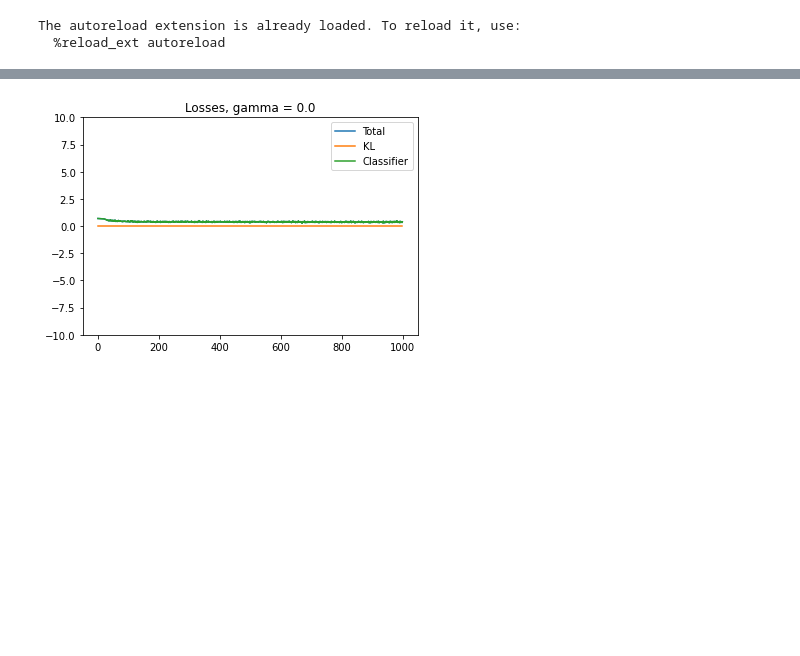
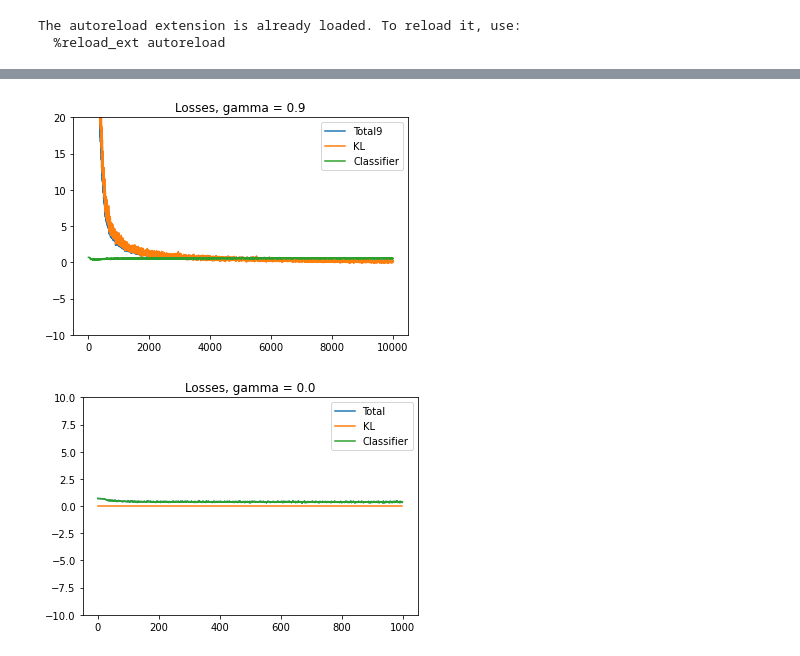
Before and after one commit to jtamanas/FNF4HEP, a Jupyter notebook: CrimeExample.ipynb, the cells around one changed output, grey strips where cells are left out. Saved outputs shown, nothing was run; the diff lists cells and outputs as text; code cells hidden in the pictures; blank space fills up the shorter version.

```diff
--- a/CrimeExample.ipynb
+++ b/CrimeExample.ipynb
@@ -172,0 +194,33 @@ Fair.eval();
+# %%
+gamma = 0.9
+Fair9 = BinaryFair(data_dim=data_file['data'].shape[-1],
+                  context_dim=data_file['context'].shape[-1],
+                  flow_n_layers = 4,
+                  flow_transform_type = 'MaskedAffineAutoregressiveTransform',
+                  classifier_hidden_dim = 32,
+                  classifier_n_layers = 4,
+                  classifier_activation = 'ReLU',
+                  gamma=gamma
+                 )
+optimizer = torch.optim.AdamW(Fair9.parameters(), lr=1e-3, weight_decay=1e-4)
+total_losses9 = []
+KL_losses9 = []
+clf_losses9 = []
+# %%
+n_steps = 10000
+Fair9.train()
+for n_step in trange(n_steps):
+    data_0, labels_0, context_0 = next(iter(label_0_generator))
+    data_1, labels_1, context_1 = next(iter(label_1_generator))
+
+    optimizer.zero_grad()
+
+    L_KL, L_clf, loss = Fair9.loss(data_0, data_1, labels_0=labels_0, labels_1=labels_1, context_0=context_0, context_1=context_1, return_all_losses=True, probability_flow=probability_flow)
+
+    total_losses9.append(loss.item())
+    KL_losses9.append(L_KL.item())
+    clf_losses9.append(L_clf.item())
+
+    loss.backward()
+    optimizer.step()
+Fair9.eval();
@@ -173,3 +241,17 @@ Fair.eval();
+# %%
+plt.plot(total_losses9, label="Total9")
+xlims = plt.xlim()
+ylims = plt.ylim()
+plt.plot(KL_losses9, label="KL")
+plt.plot(clf_losses9, label="Classifier")
+plt.legend()
+plt.xlim(*xlims)
+plt.ylim(-10,20)
+plt.title("Losses, gamma = " + str(0.9))
+# plt.savefig("Figures/losses_gamma_" + str(gamma) + ".png")
+plt.show()
+# %% [output]
+[figure, added]
 # %%
 plt.plot(total_losses, label="Total")
 xlims = plt.xlim()
```
Also changed, not shown: parts of 16 cells of this notebook, 2 other files.
